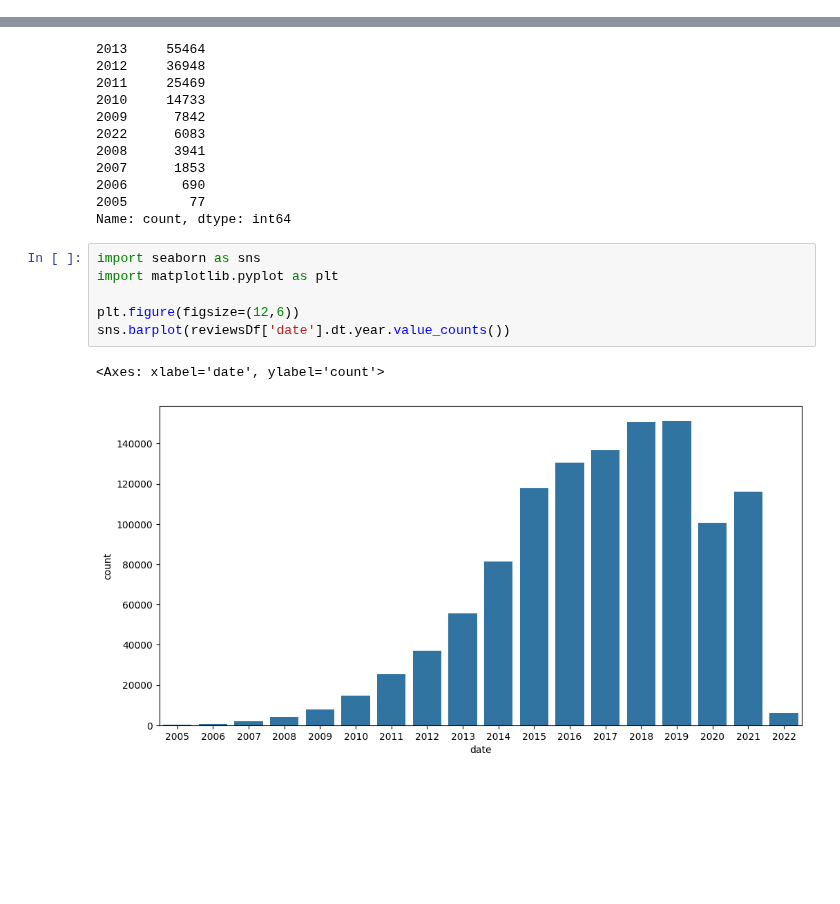
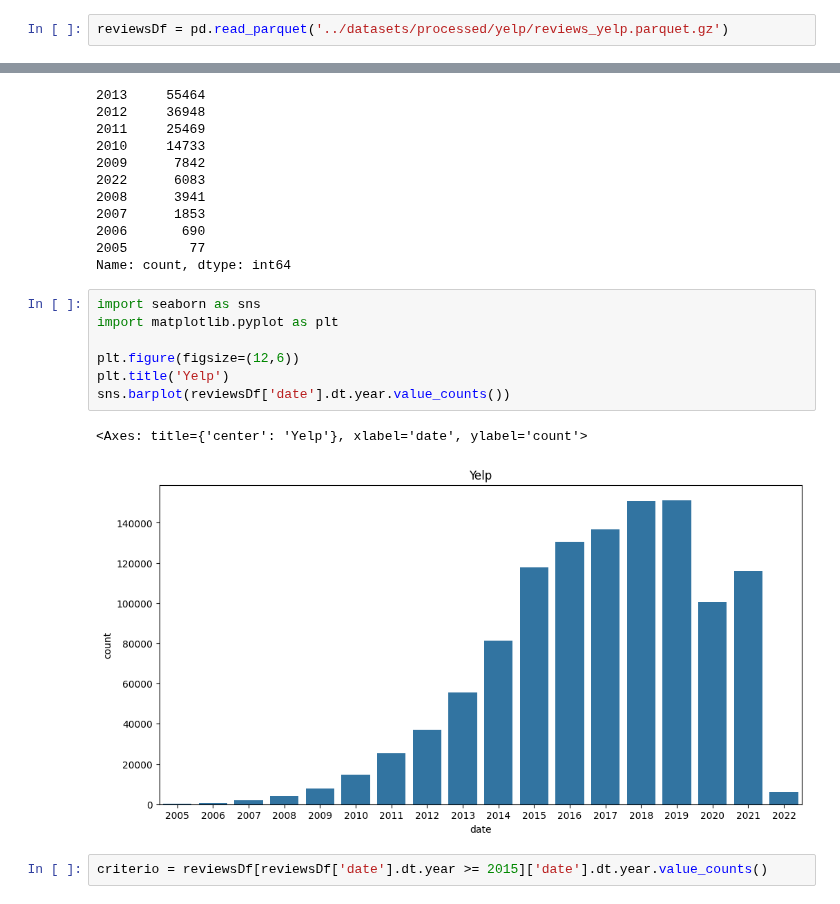
Before and after one commit to Paniceres/GP_Henry, a Jupyter notebook: etl-eda/etl_reviews_yelp.ipynb, the cells around one changed output, grey strips where cells are left out. Drawn from its saved outputs; the diff is of its cells as text; blank space fills up the shorter version.

Commit message:
fix(~): etl reviews - user - bd

```diff
--- a/etl-eda/etl_reviews_yelp.ipynb
+++ b/etl-eda/etl_reviews_yelp.ipynb
@@ -150,6 +150,8 @@ reviewsDf['date'] = pd.to_datetime(reviewsDf['date'])
 reviewsDf.to_parquet('../datasets/processed/yelp/reviews_yelp.parquet.gz', compression='gzip')
 # %% [markdown]
 # Analisis de reviews por año
+# %%
+reviewsDf = pd.read_parquet('../datasets/processed/yelp/reviews_yelp.parquet.gz')
 # %%
 reviewsDf['date'].dt.year.value_counts()
 # %% [output]
@@ -176,9 +178,12 @@ Name: count, dtype: int64
 # %%
 import seaborn as sns
 import matplotlib.pyplot as plt
 
 plt.figure(figsize=(12,6))
+plt.title('Yelp')
 sns.barplot(reviewsDf['date'].dt.year.value_counts())
 # %% [output]
-<Axes: xlabel='date', ylabel='count'>
+<Axes: title={'center': 'Yelp'}, xlabel='date', ylabel='count'>
-[figure, old version]
+[figure, new version]
+# %%
+criterio = reviewsDf[reviewsDf['date'].dt.year >= 2015]['date'].dt.year.value_counts()
```
Also changed, not shown: parts of 1 cell of this notebook, 2 other files.
